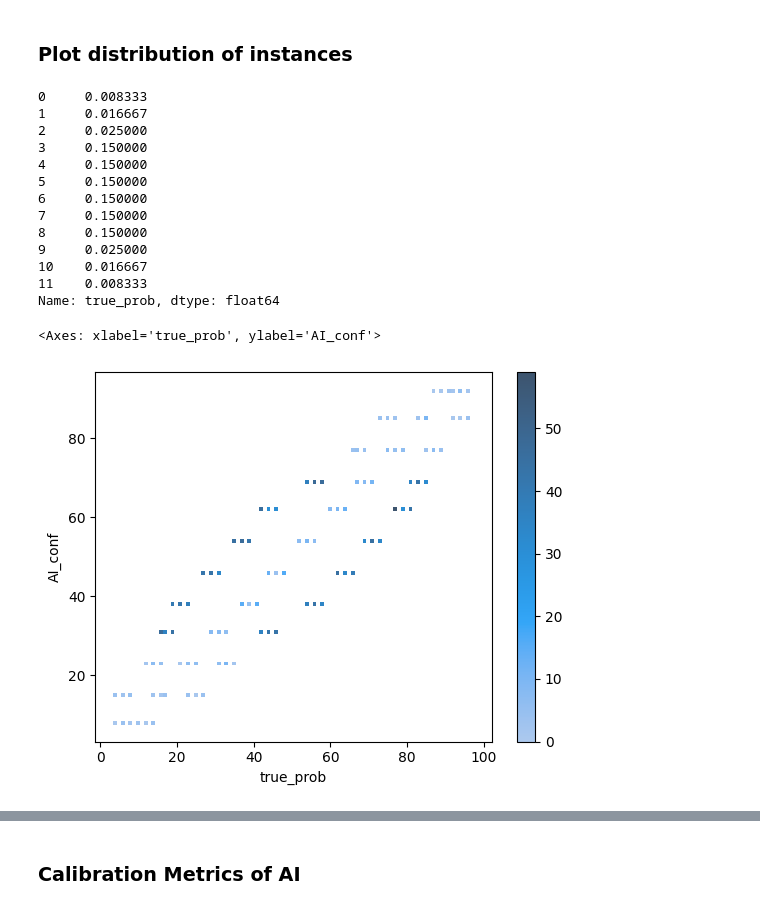
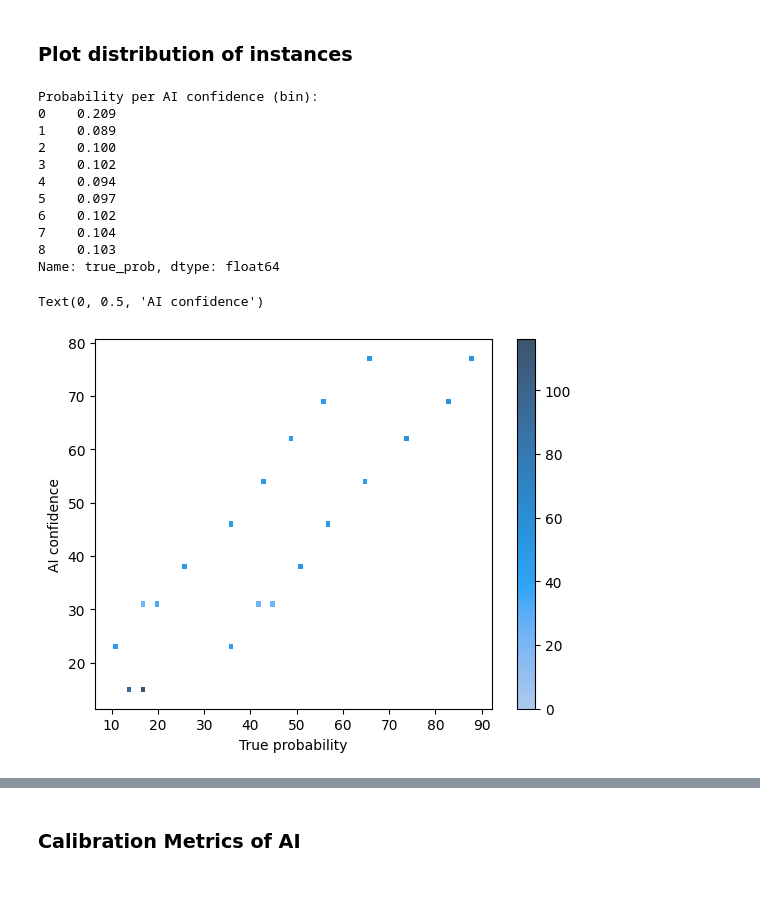
Before and after one commit to ninacobe/HAC_experiments, a Jupyter notebook: test_stimuli.ipynb, the cells around one changed output, grey strips where cells are left out. Saved outputs shown, nothing was run; the diff lists cells and outputs as text; code cells hidden in the pictures.

```diff
--- a/test_stimuli.ipynb
+++ b/test_stimuli.ipynb
@@ -162,11 +189,14 @@ def show_grid(images):
 # %% [markdown]
 ### Create Stimuli ###
 # %%
-import create_stimuli_per_bin_center
+# import create_stimuli_per_bin_center
+# import importlib
+# importlib.reload(create_stimuli_per_bin_center)
+import create_stimuli_per_bin
 import importlib
-importlib.reload(create_stimuli_per_bin_center)
+importlib.reload(create_stimuli_per_bin)
 
-stimuli_hard, stimuli_random, stimuli_easy, attention = create_stimuli_per_bin_center.create_all_stimuli()
+stimuli_hard, stimuli_random, stimuli_easy, attention = create_stimuli_per_bin.create_all_stimuli()
 
 df_hard = pd.read_json(stimuli_hard)
 df_random = pd.read_json(stimuli_random)
@@ -222,23 +276,24 @@ Name: 60, dtype: object
 # %%
 df_hard["true_prob"] = df_hard["nr_reds"]/df_hard["nr_total"]*100
 
 df = df_hard[["true_prob","AI_conf"]].copy()
-"Probability per AI confidence (bin): "
+print("Probability per AI confidence (bin): ")
 print(df.groupby(["AI_conf"], as_index=False).count()["true_prob"]/df.shape[0])
-sns.histplot(df, x="true_prob", y="AI_conf", discrete=(True, True),  cbar='true' )
+ax = sns.histplot(df, x="true_prob", y="AI_conf", discrete=(True, True),  cbar='true' )
+
+ax.set_xlabel("True probability")
+ax.set_ylabel("AI confidence")
 # %% [output]
-0     0.008333
-1     0.016667
-2     0.025000
-3     0.150000
-4     0.150000
-5     0.150000
-6     0.150000
-7     0.150000
-8     0.150000
-9     0.025000
-10    0.016667
-11    0.008333
+Probability per AI confidence (bin):
+0    0.209
+1    0.089
+2    0.100
+3    0.102
+4    0.094
+5    0.097
+6    0.102
+7    0.104
+8    0.103
 Name: true_prob, dtype: float64
-<Axes: xlabel='true_prob', ylabel='AI_conf'>
+Text(0, 0.5, 'AI confidence')
-[figure, old version]
+[figure, new version]
```
Also changed, not shown: parts of 21 cells of this notebook, 10 other files.
